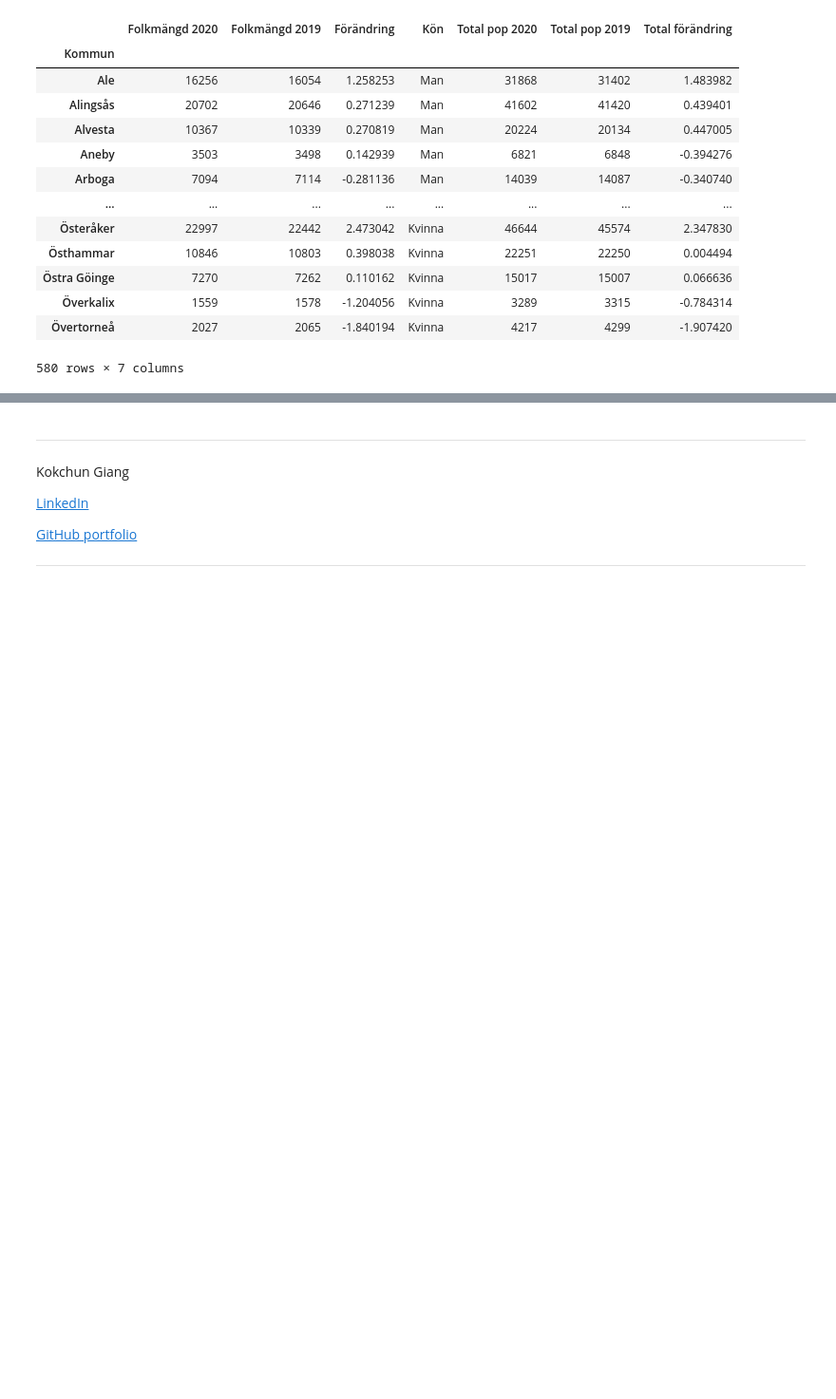
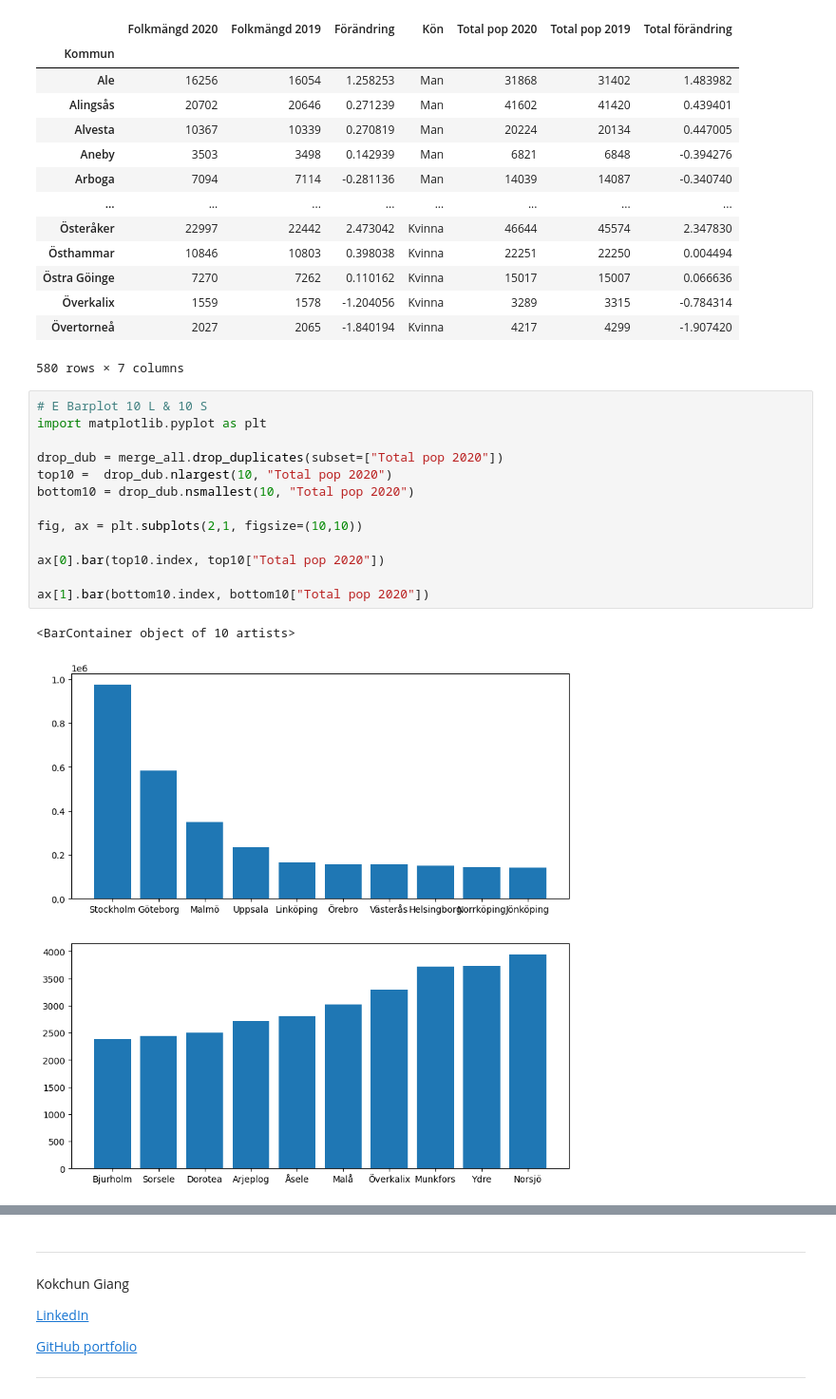
Before and after one commit to MrEcE0046/AI-ML-Grundkunskaper, a Jupyter notebook: Databehandling/Exercise/E00_pandas_basic_syntax.ipynb, the cells around one changed output, grey strips where cells are left out. Shown: that part at 95% size. Drawn from its saved outputs; the diff is of its cells as text; blank space fills up the shorter version.

```diff
--- a/Databehandling/Exercise/E00_pandas_basic_syntax.ipynb
+++ b/Databehandling/Exercise/E00_pandas_basic_syntax.ipynb
@@ -458,3 +430,19 @@ merge_all
 | Överkalix | 1559 | 1578 | -1.204056 | Kvinna | 3289 | 3315 | -0.784314 |
 | Övertorneå | 2027 | 2065 | -1.840194 | Kvinna | 4217 | 4299 | -1.907420 |
 580 rows × 7 columns
+# %%
+# E Barplot 10 L & 10 S
+import matplotlib.pyplot as plt
+
+drop_dub = merge_all.drop_duplicates(subset=["Total pop 2020"])
+top10 =  drop_dub.nlargest(10, "Total pop 2020")
+bottom10 = drop_dub.nsmallest(10, "Total pop 2020")
+
+fig, ax = plt.subplots(2,1, figsize=(10,10))
+
+ax[0].bar(top10.index, top10["Total pop 2020"])
+
+ax[1].bar(bottom10.index, bottom10["Total pop 2020"])
+# %% [output]
+<BarContainer object of 10 artists>
+[figure, added]
```
Also changed, not shown: parts of 9 cells of this notebook, 17 other files.
